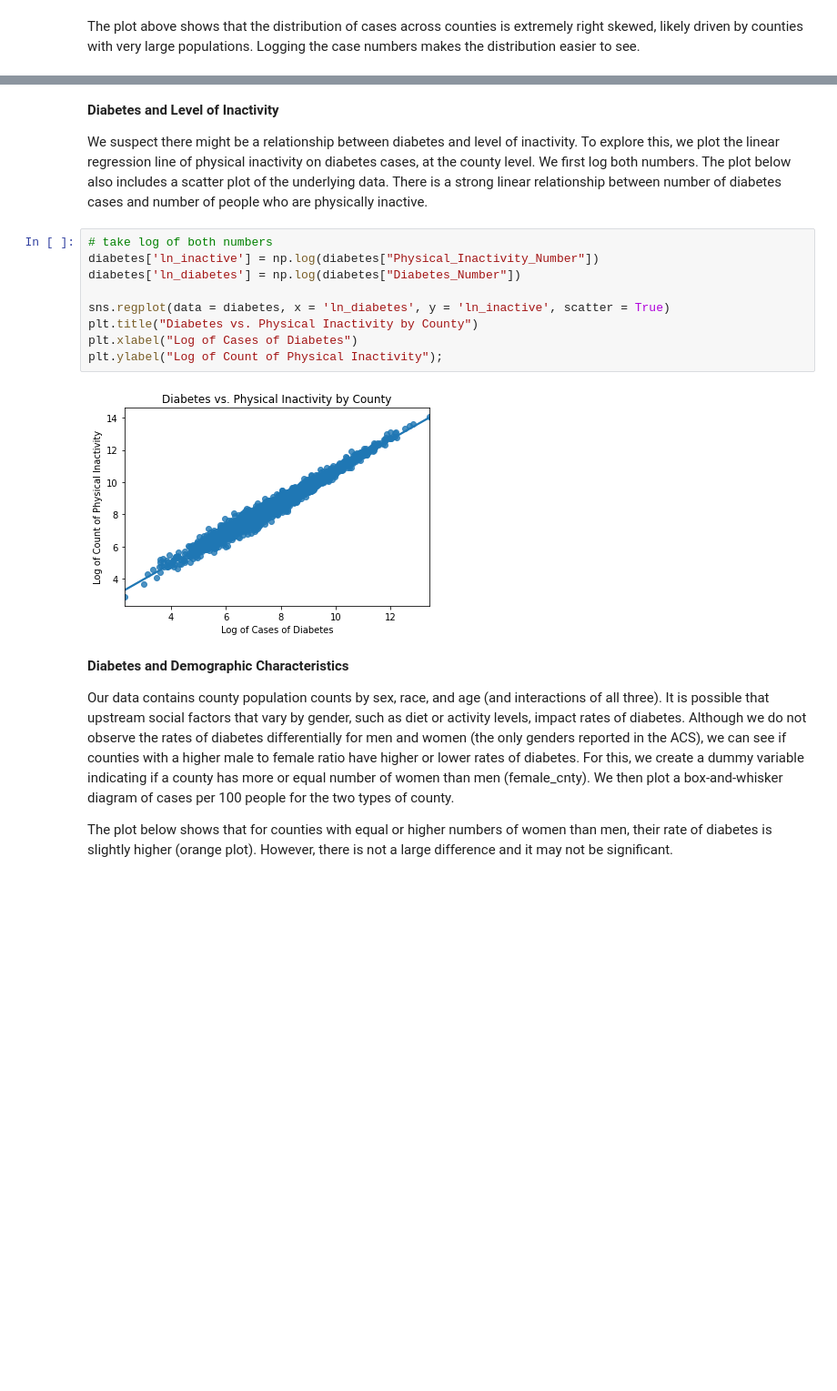
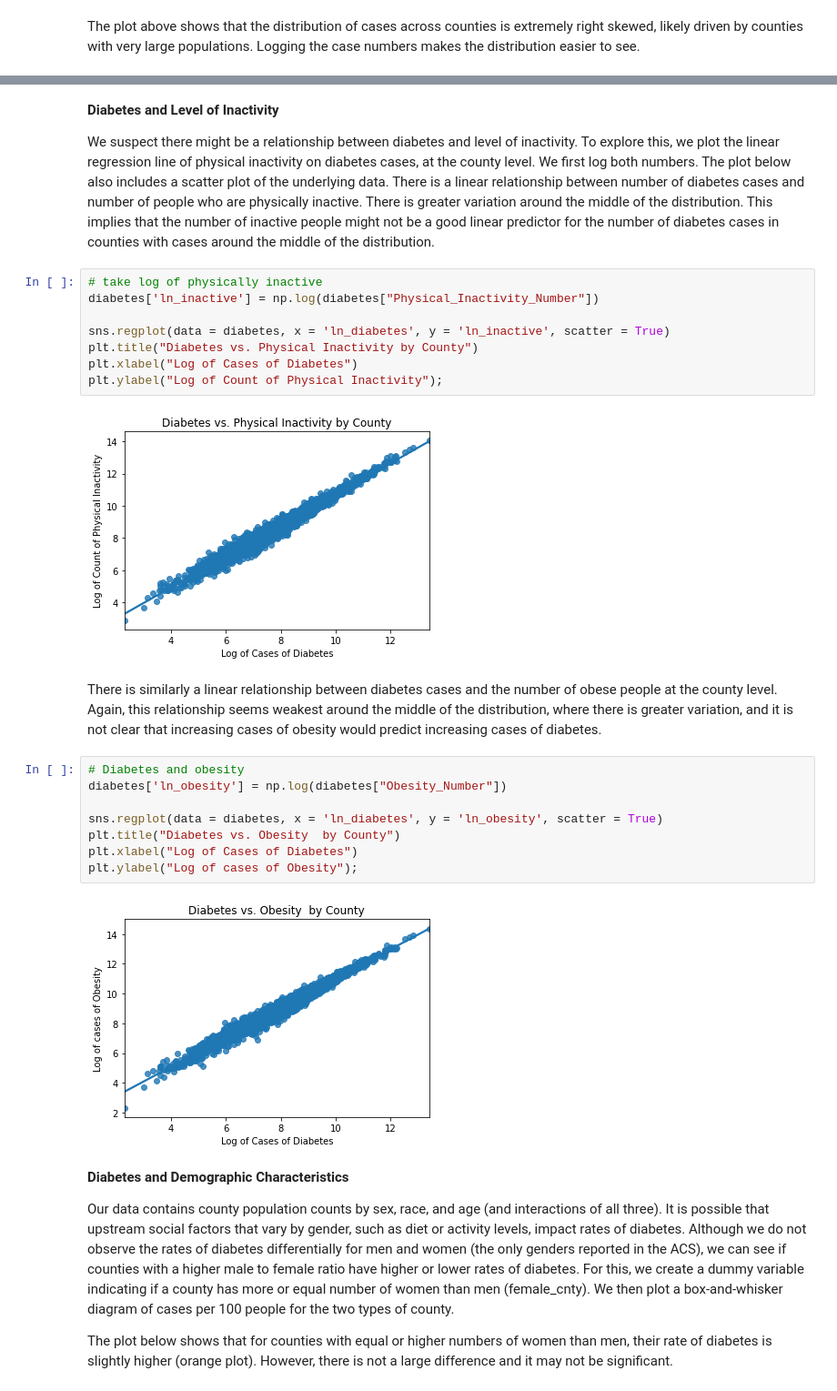
Before and after one commit to yaelnidam/CSS_Project2_Team1_Fall2020, a Jupyter notebook: project2.ipynb, the cells around one changed output, grey strips where cells are left out. Shown at 91% size. Saved outputs shown, nothing was run; the diff lists cells and outputs as text; blank space fills up the shorter version.

```diff
--- a/project2.ipynb
+++ b/project2.ipynb
@@ -105,11 +112,10 @@ plt.xlabel("Cases per 100 People");
 # %% [markdown]
 **Diabetes and Level of Inactivity**
 
-We suspect there might be a relationship between diabetes and level of inactivity. To explore this, we plot the linear regression line of physical inactivity on diabetes cases, at the county level. We first log both numbers. The plot below also includes a scatter plot of the underlying data. There is a strong linear relationship between number of diabetes cases and number of people who are physically inactive.
+We suspect there might be a relationship between diabetes and level of inactivity. To explore this, we plot the linear regression line of physical inactivity on diabetes cases, at the county level. We first log both numbers. The plot below also includes a scatter plot of the underlying data. There is a linear relationship between number of diabetes cases and number of people who are physically inactive. There is greater variation around the middle of the distribution. This implies that the number of inactive people might not be a good linear predictor for the number of diabetes cases in counties with cases around the middle of the distribution.
 # %%
-# take log of both numbers
+# take log of physically inactive
 diabetes['ln_inactive'] = np.log(diabetes["Physical_Inactivity_Number"])
-diabetes['ln_diabetes'] = np.log(diabetes["Diabetes_Number"])
 
 sns.regplot(data = diabetes, x = 'ln_diabetes', y = 'ln_inactive', scatter = True)
 plt.title("Diabetes vs. Physical Inactivity by County")
@@ -117,6 +123,18 @@ plt.xlabel("Log of Cases of Diabetes")
 plt.ylabel("Log of Count of Physical Inactivity");
 # %% [output]
 [figure]
+# %% [markdown]
+There is similarly a linear relationship between diabetes cases and the number of obese people at the county level. Again, this relationship seems weakest around the middle of the distribution, where there is greater variation, and it is not clear that increasing cases of obesity would predict increasing cases of diabetes.
+# %%
+# Diabetes and obesity
+diabetes['ln_obesity'] = np.log(diabetes["Obesity_Number"])
+
+sns.regplot(data = diabetes, x = 'ln_diabetes', y = 'ln_obesity', scatter = True)
+plt.title("Diabetes vs. Obesity  by County")
+plt.xlabel("Log of Cases of Diabetes")
+plt.ylabel("Log of cases of Obesity");
+# %% [output]
+[figure, added]
 # %% [markdown]
 **Diabetes and Demographic Characteristics**
 
```
Also changed, not shown: parts of 22 cells of this notebook.
